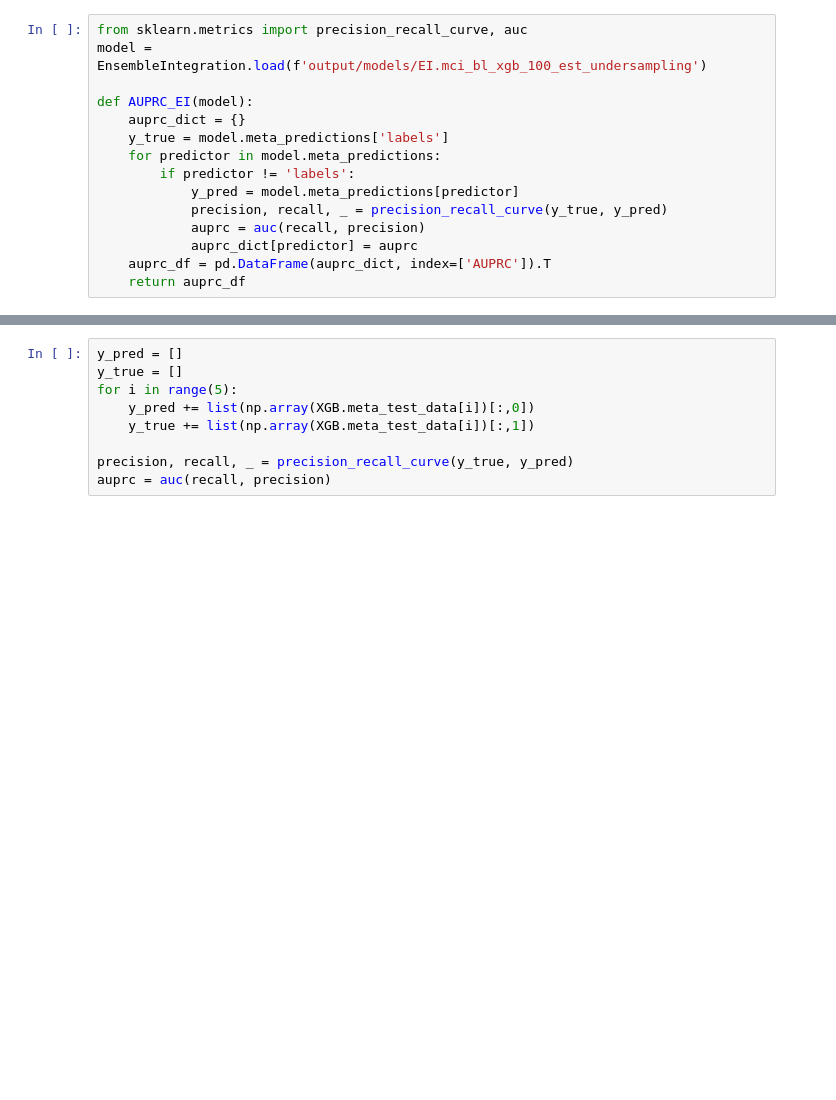
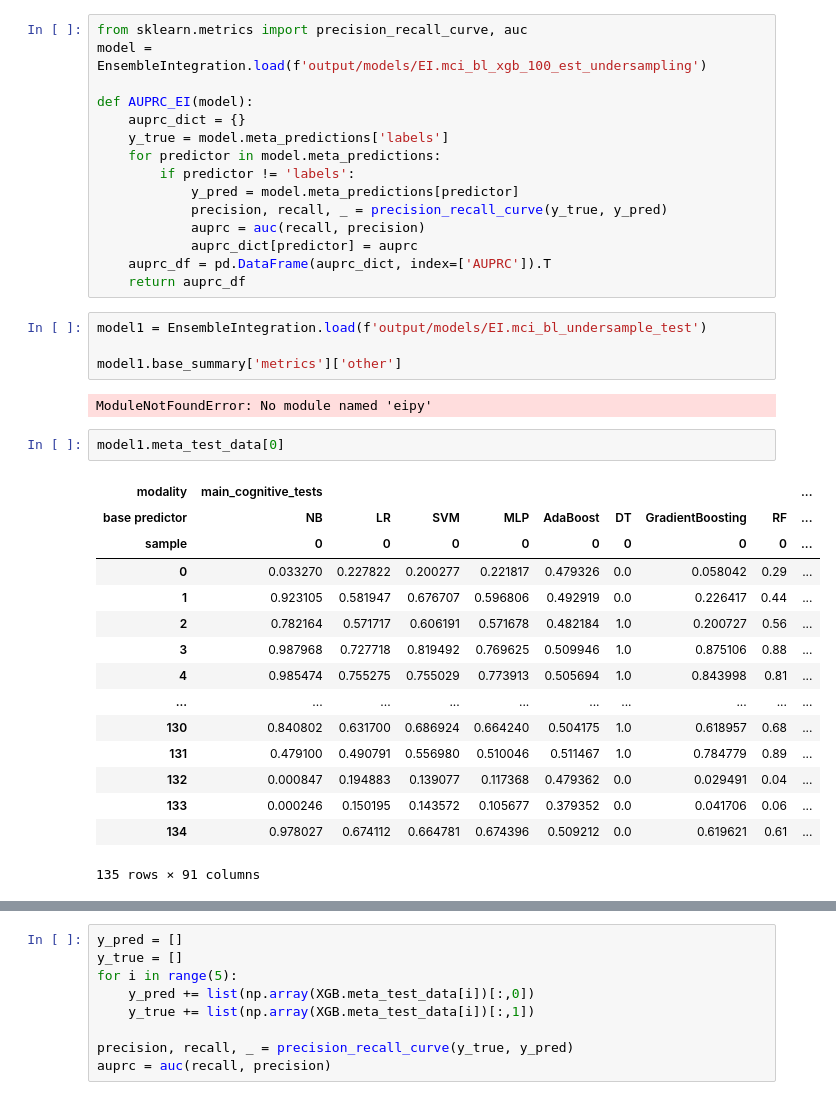
Before and after one commit to GauravPandeyLab/TADPOLE_EI, a Jupyter notebook: main_processing_notebook.ipynb, the cells around one changed output, grey strips where cells are left out. Saved outputs shown, nothing was run; the diff lists cells and outputs as text; blank space fills up the shorter version.

Commit message:
Some changes to main notebook

```diff
--- a/main_processing_notebook.ipynb
+++ b/main_processing_notebook.ipynb
@@ -348,3 +384,27 @@ def AUPRC_EI(model):
             auprc_dict[predictor] = auprc
     auprc_df = pd.DataFrame(auprc_dict, index=['AUPRC']).T
     return auprc_df
+# %%
+model1 = EnsembleIntegration.load(f'output/models/EI.mci_bl_undersample_test')
+
+model1.base_summary['metrics']['other']
+# %% [output]
+ModuleNotFoundError: No module named 'eipy'
+# %%
+model1.meta_test_data[0]
+# %% [output]
+| modality | main_cognitive_tests |  |  |  |  |  |  |  | ... |
+| base predictor | NB | LR | SVM | MLP | AdaBoost | DT | GradientBoosting | RF | ... |
+| sample | 0 | 0 | 0 | 0 | 0 | 0 | 0 | 0 | ... |
+| 0 | 0.033270 | 0.227822 | 0.200277 | 0.221817 | 0.479326 | 0.0 | 0.058042 | 0.29 | ... |
+| 1 | 0.923105 | 0.581947 | 0.676707 | 0.596806 | 0.492919 | 0.0 | 0.226417 | 0.44 | ... |
+| 2 | 0.782164 | 0.571717 | 0.606191 | 0.571678 | 0.482184 | 1.0 | 0.200727 | 0.56 | ... |
+| 3 | 0.987968 | 0.727718 | 0.819492 | 0.769625 | 0.509946 | 1.0 | 0.875106 | 0.88 | ... |
+| 4 | 0.985474 | 0.755275 | 0.755029 | 0.773913 | 0.505694 | 1.0 | 0.843998 | 0.81 | ... |
+| ... | ... | ... | ... | ... | ... | ... | ... | ... | ... |
+| 130 | 0.840802 | 0.631700 | 0.686924 | 0.664240 | 0.504175 | 1.0 | 0.618957 | 0.68 | ... |
+| 131 | 0.479100 | 0.490791 | 0.556980 | 0.510046 | 0.511467 | 1.0 | 0.784779 | 0.89 | ... |
+| 132 | 0.000847 | 0.194883 | 0.139077 | 0.117368 | 0.479362 | 0.0 | 0.029491 | 0.04 | ... |
+| 133 | 0.000246 | 0.150195 | 0.143572 | 0.105677 | 0.379352 | 0.0 | 0.041706 | 0.06 | ... |
+| 134 | 0.978027 | 0.674112 | 0.664781 | 0.674396 | 0.509212 | 0.0 | 0.619621 | 0.61 | ... |
+135 rows × 91 columns
```
Also changed, not shown: parts of 15 cells of this notebook.
